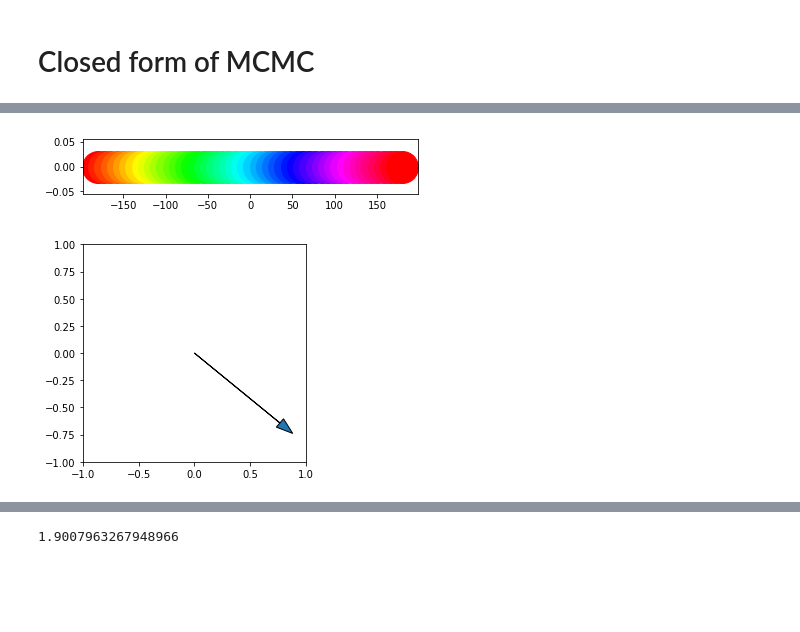
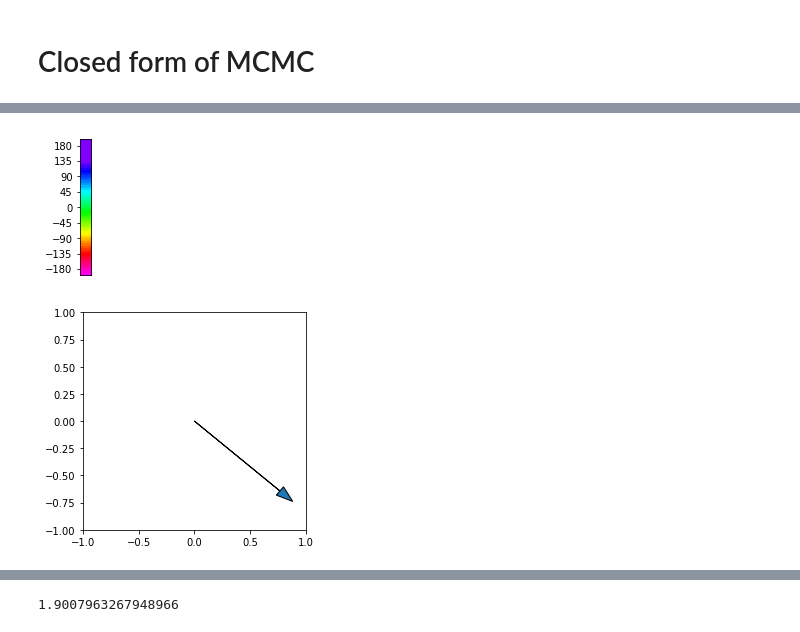
Before and after one commit to JoshuaHaustein/oracle_server, a Jupyter notebook: oracle_real.ipynb, the cells around one changed output, grey strips where cells are left out. Drawn from its saved outputs; the diff is of its cells as text; code cells hidden in the pictures; blank space fills up the shorter version.

```diff
--- a/oracle_real.ipynb
+++ b/oracle_real.ipynb
@@ -537,9 +840,9 @@ Normalization (
 time_str = datetime.datetime.now().strftime('%H:%M')
 reward.eval()
 variance.eval()
-logger_policy = SummaryWriter('runs/policy-{}-mse-train'.format(time_str))
+logger_policy = SummaryWriter('runs/mock-policy-{}-mse-train'.format(time_str))
 step = -1
-n_steps = 40000
+n_steps = 100000
 while True:
     for X, _, Y in dataloader_train:
         π.train()
@@ -681,7 +1031,7 @@ class ExpectedDistanceProduction(torch.nn.Module):
 
     def forward(self, x, g):
         """
-        Variables should all be normalized!
+        Variables should not be normalized!
         Goal is relative object! G_rel = (G - X)
         Goal is normalized with same as Y = (X' - X)
         """
@@ -696,12 +1046,12 @@ class ExpectedDistanceProduction(torch.nn.Module):
 edp = ExpectedDistanceProduction(π, mean_model=reward, variance_model=variance, x_norm=norm_x, u_norm=norm_u, y_norm=norm_y).cuda()
 #X, U, G = next(iter(dataloader_val))
 #X, U, G = map(lambda x: Variable(x.cuda()), [X, U, G])
-X = Variable(torch.cuda.FloatTensor([[0.0, 0.3, 0.0, 0.1, 0.1, 0.1, 0.1]]))
-G = Variable(torch.cuda.FloatTensor([[0.0, 0.2, 0.0]]))
+X = Variable(torch.cuda.FloatTensor([[0.0, 0.2, 0.0, 0.1, 0.1, 0.05, 0.05]]))
+G = Variable(torch.cuda.FloatTensor([[0.0, 0.1, 0.0]]))
 plot_q(X=X, G=G, π=π)
 edp.cpu()
-with open('saved_models/expected_distance.pkl', 'wb') as f:
-    pickle.dump(edp.state_dict(), f)
+#with open('saved_models/expected_distance.pkl', 'wb') as f:
+#    pickle.dump(edp.state_dict(), f)
 edp.cuda()
 edp(X[:1, :], G[:1, :]).cpu().data[0]
 # %% [output]
@@ -709,0 +1060,12 @@ edp(X[:1, :], G[:1, :]).cpu().data[0]
+# %%
+next(iter(dataloader_val))[0]
+θs = np.linspace(0, 2 * np.pi)
+ys = []
+for θ in θs:
+    d = 0.2
+    gd = 0.1
+    X = Variable(torch.cuda.FloatTensor([[np.cos(θ) * d, np.sin(θ) * d, 0.0, 0.1, 0.1, 0.2, 0.2]]))
+    G = Variable(torch.cuda.FloatTensor([[np.cos(θ) * gd, np.sin(θ) * gd, 0.0]]))
+    ys.append(edp(X, G).cpu().data.numpy()[0])
+plt.plot(θs / np.pi * 180, ys)
+plt.show()
@@ -750,3 +1114,6 @@ def to_robot_centric(robot, obj):
     Y[:, 1] = -obj[:, 4] * torch.sin(θ) + obj[:, 5] * torch.cos(θ)
     Y[:, 2] = obj[:, 6]
     return X, Y
+# %%
+X, U, Y = next(iter(dataloader_train))
+X[0]
@@ -1049,18 +1539,21 @@ plot_generator(generator, 30000, k=0.2)
 # %%
-plt.figure(figsize=(6, 1))
+plt.figure(figsize=(0.2, 2.5))
 for θ in np.linspace(-np.pi, np.pi):
     hue = (θ + np.pi) / (2 * np.pi)
-    plt.plot(θ / np.pi * 180, 0, 'o', color=hsv_to_rgb((hue, 1, 1.0)), markersize=32)
+    hue = (hue - 0.25) % 1.0
+    plt.plot(0, θ / np.pi * 180, 'o', color=hsv_to_rgb((hue, 1, 1.0)), markersize=32)
+plt.yticks([-180, -135, -90, -45, 0, 45, 90, 135, 180])
+plt.xticks([])
 plt.show()
 test_angle = -130
 θ = test_angle / 180 * np.pi
 plt.figure(figsize=(4, 4))
 plt.arrow(0.0, 0.0, -np.sin(θ), np.cos(θ), head_width=0.1)
 plt.xlim(-1, 1)
 plt.ylim(-1, 1)
 plt.show()
 # %% [output]
-[figure, old version]
+[figure, new version]
 [figure]
 # %%
 lr = 1e-4
```
Also changed, not shown: parts of 41 cells of this notebook, 8 other files.
